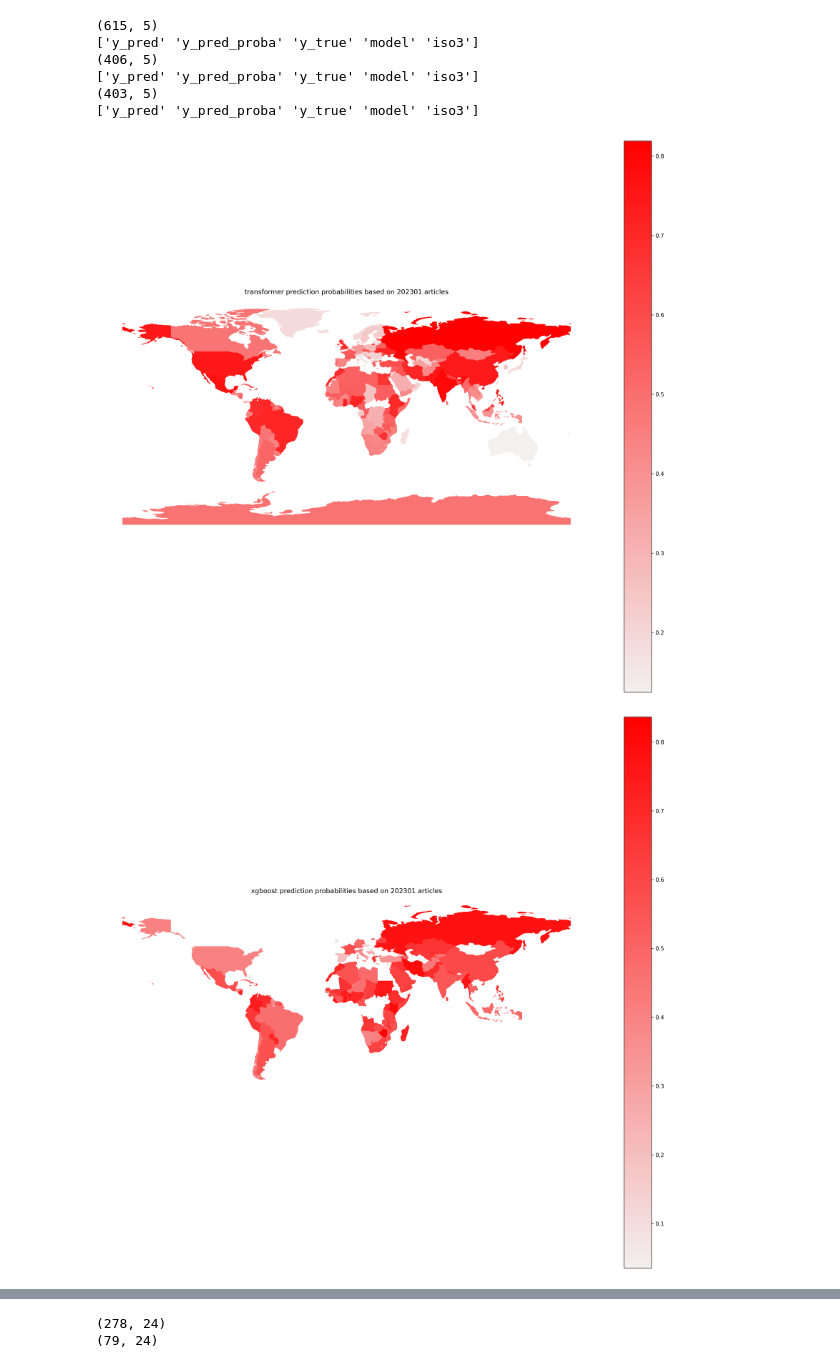
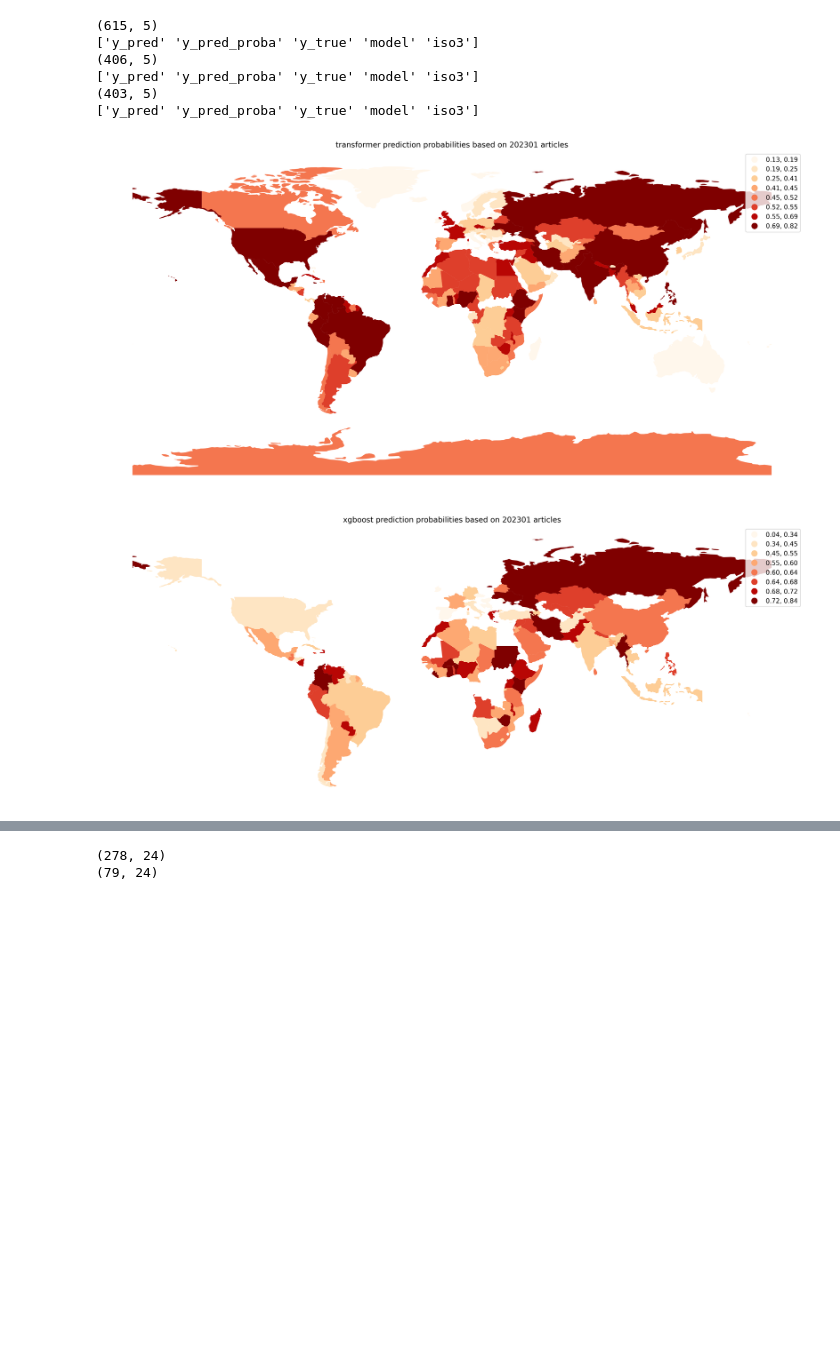
Before and after one commit to ewheeler/foresight, a Jupyter notebook: docs/hes_final/figs.ipynb, the cells around one changed output, grey strips where cells are left out. Cells and saved outputs as stored; diff of their text form; code cells hidden in the pictures; blank space fills up the shorter version.

```diff
--- a/docs/hes_final/figs.ipynb
+++ b/docs/hes_final/figs.ipynb
@@ -186,7 +208,7 @@ _dfa[_dfa['y_true'].ne(_dfa['y_true_x'])][['y_true', 'y_true_t', 'y_true_x']]
 # nice explanations here: https://neptune.ai/blog/evaluation-metrics-binary-classification
 # cohen kappa: how much better is your model over the random classifier that predicts based on class frequencies
 # matthews: a correlation between predicted classes and ground truth
-bin_metrics = ['f1_score', 'accuracy_score', 'precision_score', 'recall_score',
+bin_metrics = ['f1_score', 'precision_score', 'recall_score',
                'cohen_kappa_score', 'matthews_corrcoef']
 
 out = list()
@@ -429,15 +456,17 @@ for m, df in _dfs.items():
 # %%
 for m, df in _dfs.items():
     _df = df.reset_index()
     col = 'y_pred_proba'
     ym = '202301'
     _df = _df[_df['yearmonth'].isin([ym])]
     _df = world.merge(_df, right_on='iso3', left_on='iso_a3')
 
     fig, ax = plt.subplots(1, 1, figsize=(20, 18), dpi=300)
     ax.set_title(f"{m} prediction probabilities based on {ym} articles")
-    _df.plot(column=col, ax=ax, legend=True, cmap=sns.light_palette("red", as_cmap=True))
+    _df.plot(column=col, ax=ax, scheme='QUANTILES', k=8, legend=True,
+             cmap="OrRd")
     ax.set_axis_off();
+    plt.savefig(f'imgs/fig-{col}-{m}-{ym}.png')
 # %% [output]
-[figure, old version]
+[figure, new version]
-[figure, old version]
+[figure, new version]
```
Also changed, not shown: parts of 12 cells of this notebook, 1 other file.
